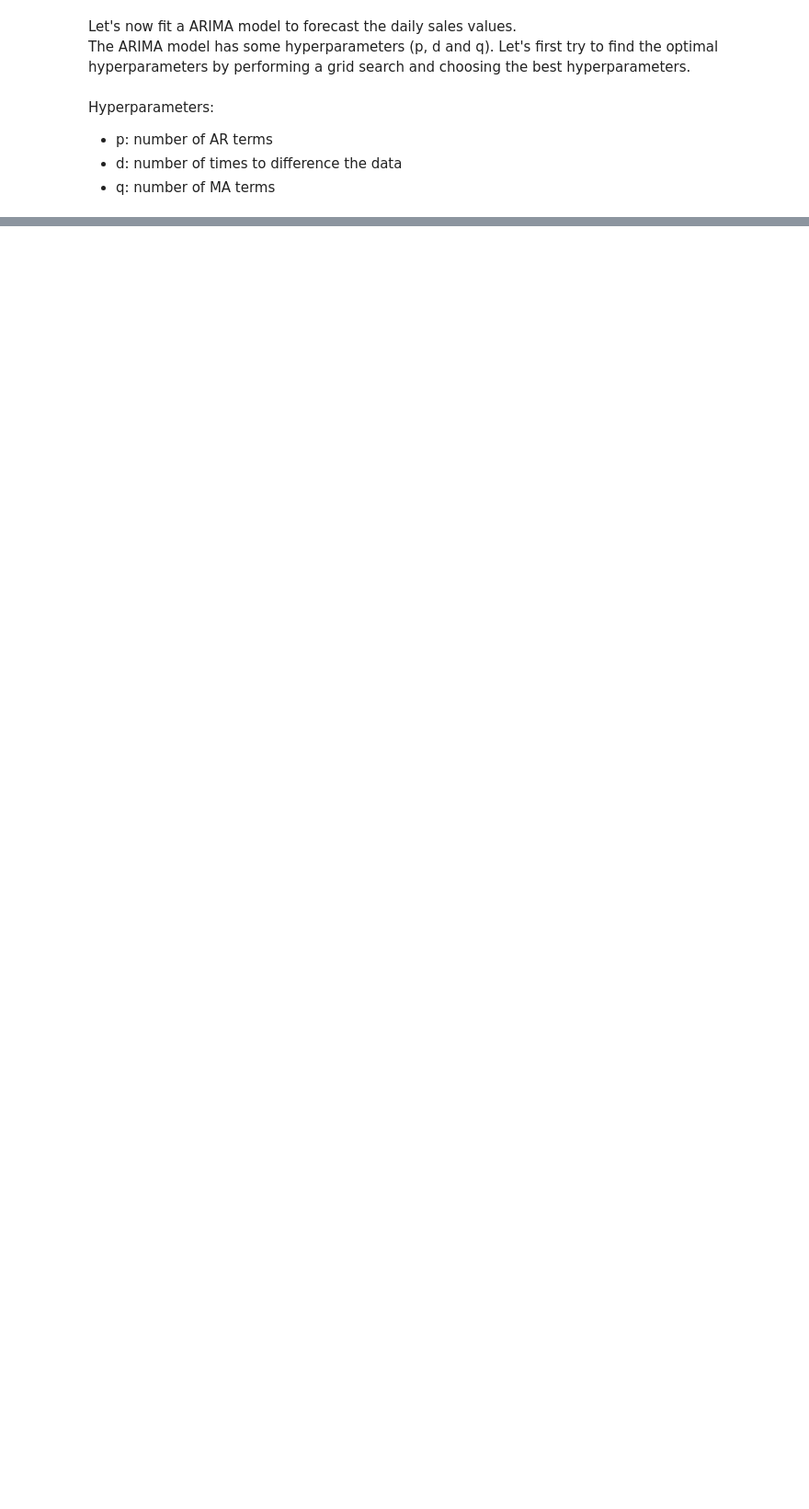
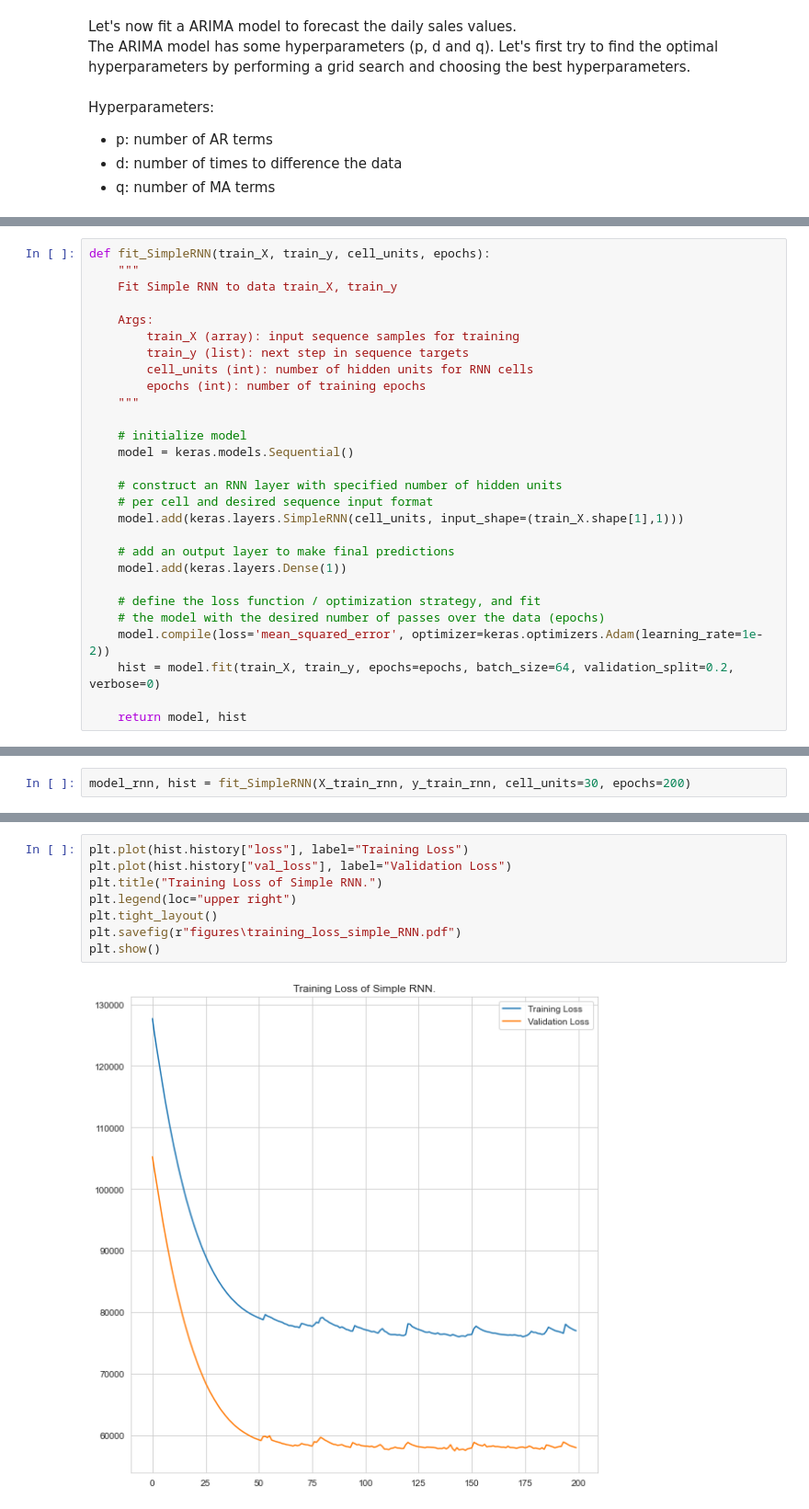
Before and after one commit to patrickbrus/IBM_Machine_Learning_Professional, a Jupyter notebook: Time_Series/Time_Series_Analysis.ipynb, the cells around one changed output, grey strips where cells are left out. Shown at 92% size. Saved outputs shown, nothing was run; the diff lists cells and outputs as text; blank space fills up the shorter version.

```diff
--- a/Time_Series/Time_Series_Analysis.ipynb
+++ b/Time_Series/Time_Series_Analysis.ipynb
@@ -246,0 +364,28 @@ sigma2      6.853e+04    725.469     94.470      0.000    6.71e+04       7e+04
+# %%
+def fit_SimpleRNN(train_X, train_y, cell_units, epochs):
+    """
+    Fit Simple RNN to data train_X, train_y
+
+    Args:
+        train_X (array): input sequence samples for training
+        train_y (list): next step in sequence targets
+        cell_units (int): number of hidden units for RNN cells
+        epochs (int): number of training epochs
+    """
+
+    # initialize model
+    model = keras.models.Sequential()
+
+    # construct an RNN layer with specified number of hidden units
+    # per cell and desired sequence input format
+    model.add(keras.layers.SimpleRNN(cell_units, input_shape=(train_X.shape[1],1)))
+
+    # add an output layer to make final predictions
+    model.add(keras.layers.Dense(1))
+
+    # define the loss function / optimization strategy, and fit
+    # the model with the desired number of passes over the data (epochs)
+    model.compile(loss='mean_squared_error', optimizer=keras.optimizers.Adam(learning_rate=1e-2))
+    hist = model.fit(train_X, train_y, epochs=epochs, batch_size=64, validation_split=0.2, verbose=0)
+
+    return model, hist
@@ -246,0 +442,2 @@ sigma2      6.853e+04    725.469     94.470      0.000    6.71e+04       7e+04
+# %%
+model_rnn, hist = fit_SimpleRNN(X_train_rnn, y_train_rnn, cell_units=30, epochs=200)
@@ -246,0 +459,10 @@ sigma2      6.853e+04    725.469     94.470      0.000    6.71e+04       7e+04
+# %%
+plt.plot(hist.history["loss"], label="Training Loss")
+plt.plot(hist.history["val_loss"], label="Validation Loss")
+plt.title("Training Loss of Simple RNN.")
+plt.legend(loc="upper right")
+plt.tight_layout()
+plt.savefig(r"figures\training_loss_simple_RNN.pdf")
+plt.show()
+# %% [output]
+[figure, added]
```
Also changed, not shown: parts of 23 cells of this notebook, 9 other files.
